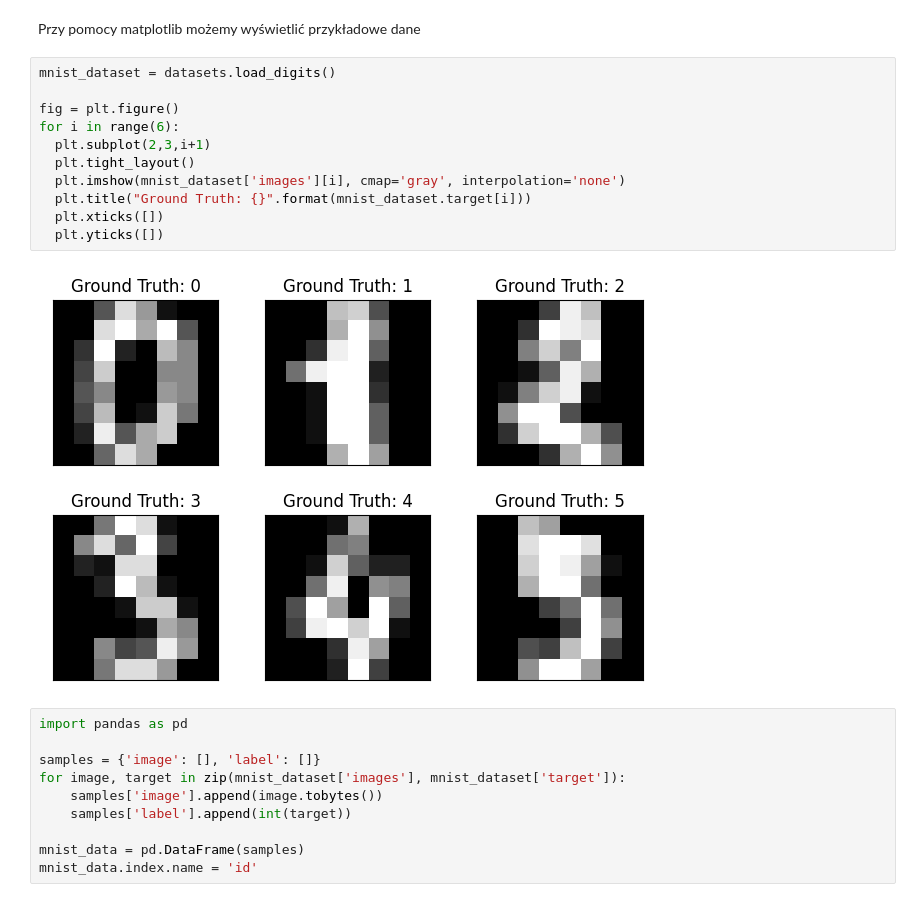
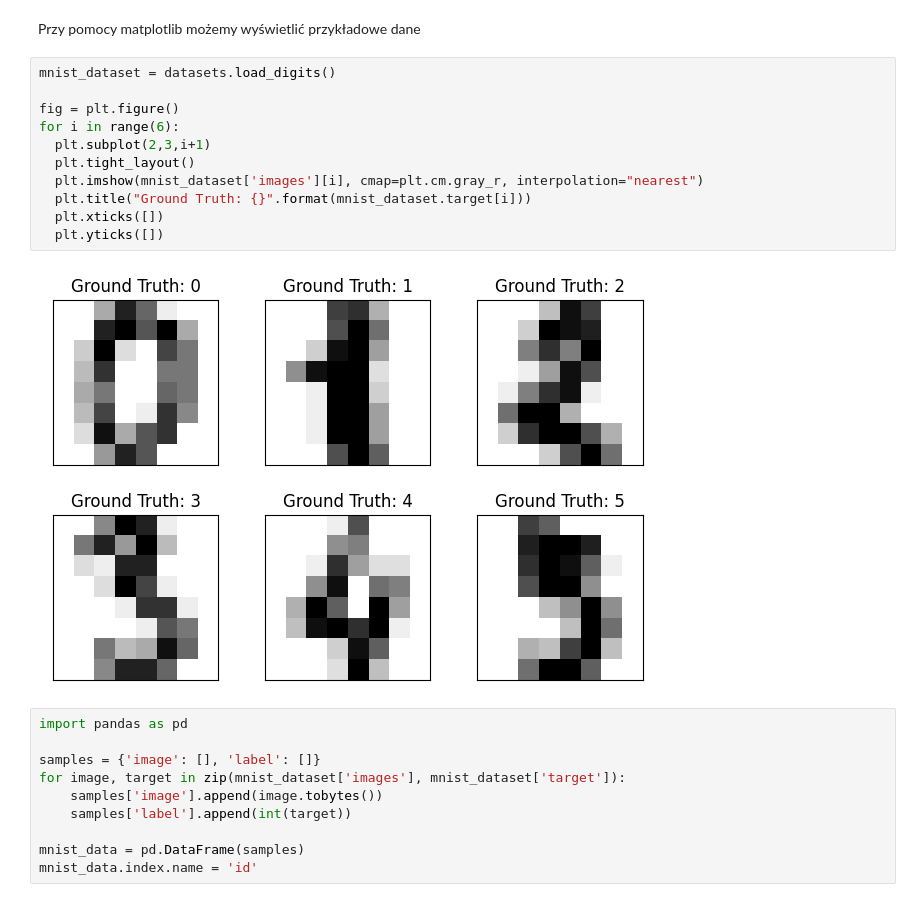
Before and after one commit to Kowalski1024/ml-playground, a Jupyter notebook: sql_with_python.ipynb, the cells around one changed output. Drawn from its saved outputs; the diff is of its cells as text.

```diff
--- a/sql_with_python.ipynb
+++ b/sql_with_python.ipynb
@@ -605,16 +605,16 @@ Przy pomocy matplotlib możemy wyświetlić przykładowe dane
 # %%
 mnist_dataset = datasets.load_digits()
 
 fig = plt.figure()
 for i in range(6):
   plt.subplot(2,3,i+1)
   plt.tight_layout()
-  plt.imshow(mnist_dataset['images'][i], cmap='gray', interpolation='none')
+  plt.imshow(mnist_dataset['images'][i], cmap=plt.cm.gray_r, interpolation="nearest")
   plt.title("Ground Truth: {}".format(mnist_dataset.target[i]))
   plt.xticks([])
   plt.yticks([])
 # %% [output]
-[figure, old version]
+[figure, new version]
 # %%
 import pandas as pd
 
```
